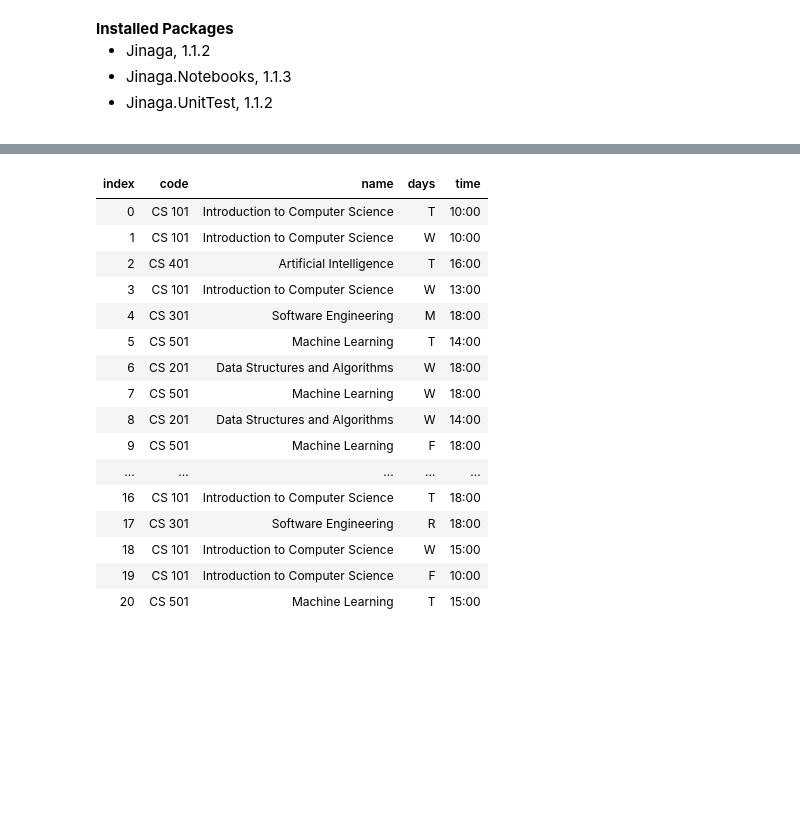
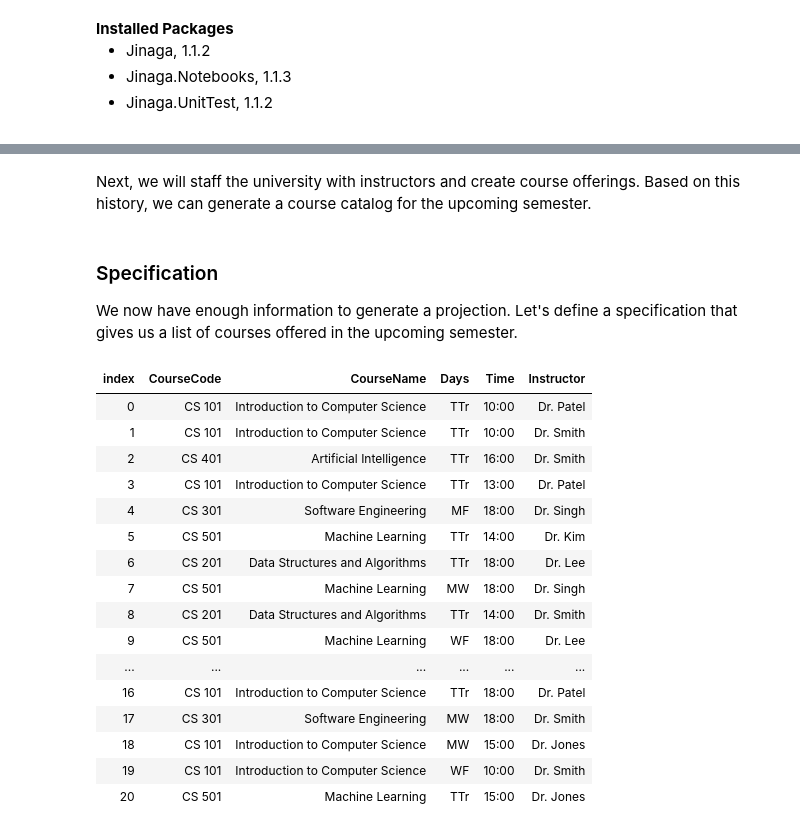
Before and after one commit to jinaga/university-system, a Jupyter notebook: notebooks/UniversityModel.ipynb, the cells around one changed output, grey strips where cells are left out. Drawn from its saved outputs; the diff is of its cells as text; code cells hidden in the pictures; blank space fills up the shorter version.

Commit message:
Document the university model

```diff
--- a/notebooks/UniversityModel.ipynb
+++ b/notebooks/UniversityModel.ipynb
@@ -57 +123,3 @@ Renderer.RenderTypes(typeof(Student), typeof(Organization), typeof(Application),
+# %% [markdown]
+Next, we will staff the university with instructors and create course offerings. Based on this history, we can generate a course catalog for the upcoming semester.
 # %%
@@ -102,39 +155,45 @@ for (int i = 0; i < 100; i++)
     var offering = await j.Fact(new Offering(course, semester, instructor, days, time));
     offerings.Add(offering);
 }
+# %% [markdown]
+### Specification
+
+We now have enough information to generate a projection. Let's define a specification that gives us a list of courses offered in the upcoming semester.
 # %%
 using Jinaga.Extensions;
 
 // List offerings for the current semester
 var offeringsForSemester = Given<Semester>.Match(semester =>
     from offering in semester.Successors().OfType<Offering>(o => o.semester)
     from course in offering.course.Successors().OfType<Course>(c => c)
+    from instructor in offering.instructor.Successors().OfType<Instructor>(i => i)
     select new
     {
-        course.code,
-        course.name,
-        offering.days,
-        offering.time
+        CourseCode = course.code,
+        CourseName = course.name,
+        Days = offering.days,
+        Time = offering.time,
+        Instructor = instructor.name
     });
 var currentSemester = semesters[1];
 var offeringsThisSemester = await j.Query(offeringsForSemester, currentSemester);
 
 offeringsThisSemester.AsTable()
 # %% [output]
-| index | code | name | days | time |
-| 0 | CS 101 | Introduction to Computer Science | T | 10:00 |
-| 1 | CS 101 | Introduction to Computer Science | W | 10:00 |
-| 2 | CS 401 | Artificial Intelligence | T | 16:00 |
-| 3 | CS 101 | Introduction to Computer Science | W | 13:00 |
-| 4 | CS 301 | Software Engineering | M | 18:00 |
-| 5 | CS 501 | Machine Learning | T | 14:00 |
-| 6 | CS 201 | Data Structures and Algorithms | W | 18:00 |
-| 7 | CS 501 | Machine Learning | W | 18:00 |
-| 8 | CS 201 | Data Structures and Algorithms | W | 14:00 |
-| 9 | CS 501 | Machine Learning | F | 18:00 |
-| ... | ... | ... | ... | ... |
-| 16 | CS 101 | Introduction to Computer Science | T | 18:00 |
-| 17 | CS 301 | Software Engineering | R | 18:00 |
-| 18 | CS 101 | Introduction to Computer Science | W | 15:00 |
-| 19 | CS 101 | Introduction to Computer Science | F | 10:00 |
-| 20 | CS 501 | Machine Learning | T | 15:00 |
+| index | CourseCode | CourseName | Days | Time | Instructor |
+| 0 | CS 101 | Introduction to Computer Science | TTr | 10:00 | Dr. Patel |
+| 1 | CS 101 | Introduction to Computer Science | TTr | 10:00 | Dr. Smith |
+| 2 | CS 401 | Artificial Intelligence | TTr | 16:00 | Dr. Smith |
+| 3 | CS 101 | Introduction to Computer Science | TTr | 13:00 | Dr. Patel |
+| 4 | CS 301 | Software Engineering | MF | 18:00 | Dr. Singh |
+| 5 | CS 501 | Machine Learning | TTr | 14:00 | Dr. Kim |
+| 6 | CS 201 | Data Structures and Algorithms | TTr | 18:00 | Dr. Lee |
+| 7 | CS 501 | Machine Learning | MW | 18:00 | Dr. Singh |
+| 8 | CS 201 | Data Structures and Algorithms | TTr | 14:00 | Dr. Smith |
+| 9 | CS 501 | Machine Learning | WF | 18:00 | Dr. Lee |
+| ... | ... | ... | ... | ... | ... |
+| 16 | CS 101 | Introduction to Computer Science | TTr | 18:00 | Dr. Patel |
+| 17 | CS 301 | Software Engineering | MW | 18:00 | Dr. Smith |
+| 18 | CS 101 | Introduction to Computer Science | MW | 15:00 | Dr. Jones |
+| 19 | CS 101 | Introduction to Computer Science | WF | 10:00 | Dr. Smith |
+| 20 | CS 501 | Machine Learning | TTr | 15:00 | Dr. Jones |
```
Also changed, not shown: parts of 19 cells of this notebook.
